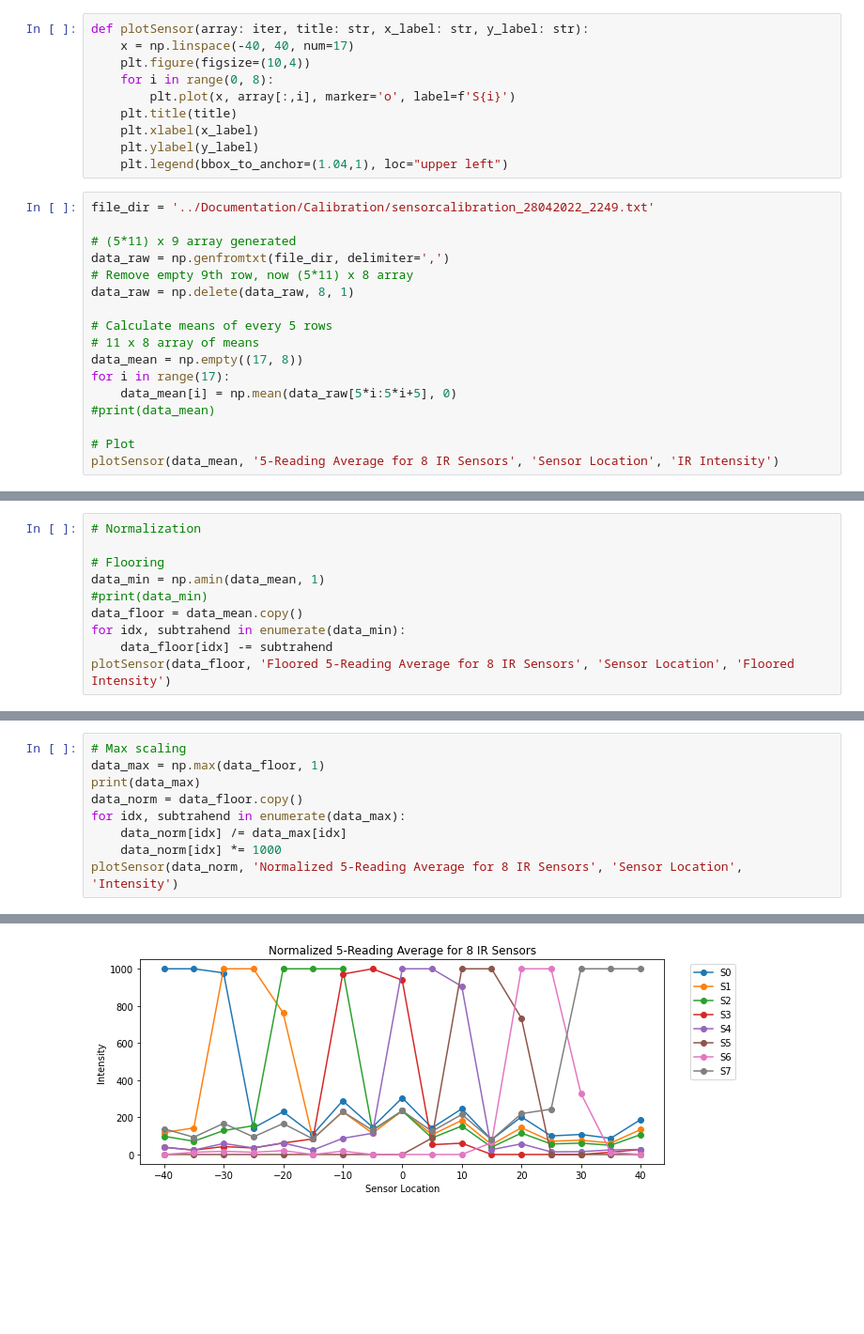
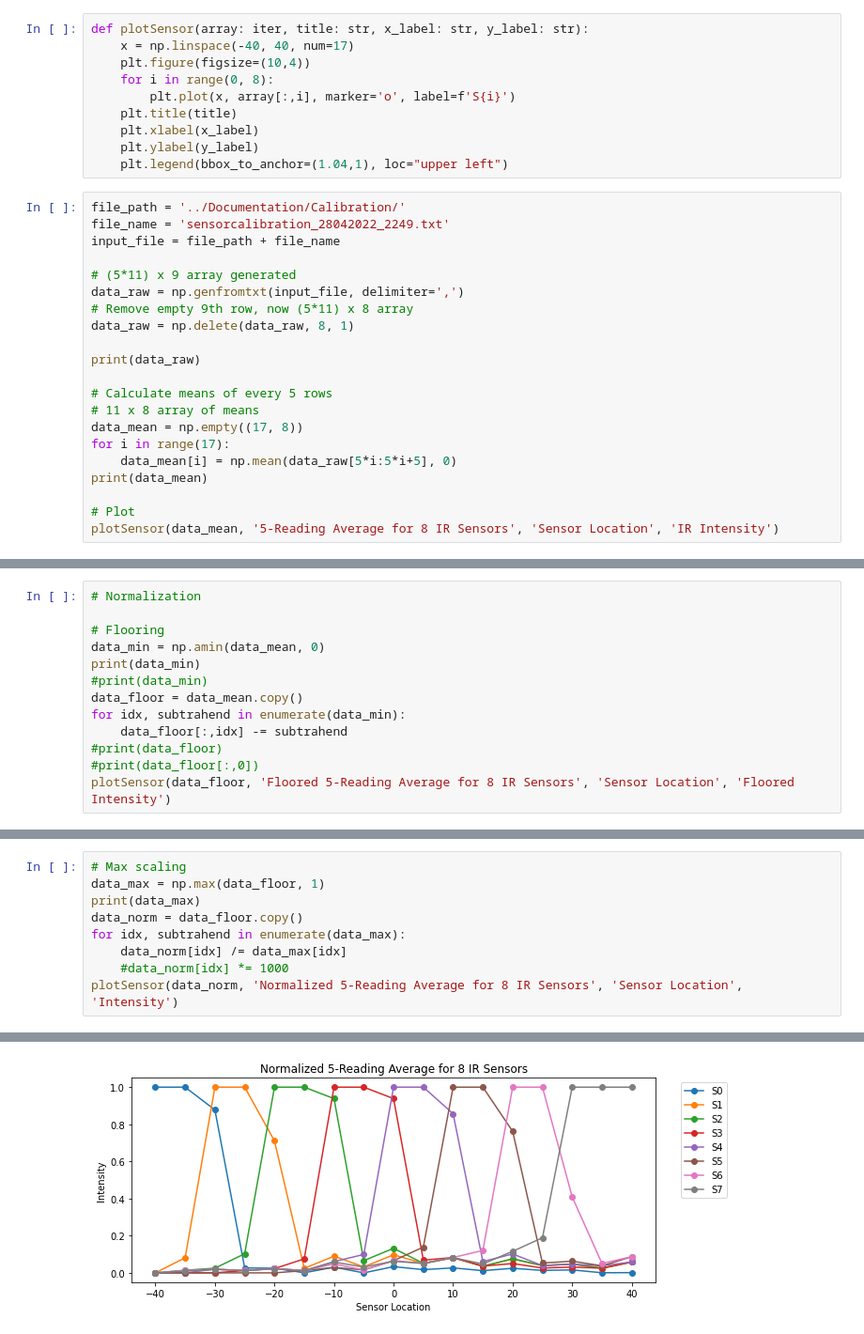
Before and after one commit to anderson-truong/ECE3-Project, a Jupyter notebook: Python/SensorFusionDevelopment.ipynb, the cells around one changed output, grey strips where cells are left out. Shown: that part at 94% size. Cells and saved outputs as stored; diff of their text form; blank space fills up the shorter version.

Commit message:
Sensor Fusion

```diff
--- a/Python/SensorFusionDevelopment.ipynb
+++ b/Python/SensorFusionDevelopment.ipynb
@@ -12,19 +12,23 @@ def plotSensor(array: iter, title: str, x_label: str, y_label: str):
     plt.ylabel(y_label)
     plt.legend(bbox_to_anchor=(1.04,1), loc="upper left")
 # %%
-file_dir = '../Documentation/Calibration/sensorcalibration_28042022_2249.txt'
+file_path = '../Documentation/Calibration/'
+file_name = 'sensorcalibration_28042022_2249.txt'
+input_file = file_path + file_name
 
 # (5*11) x 9 array generated
-data_raw = np.genfromtxt(file_dir, delimiter=',')
+data_raw = np.genfromtxt(input_file, delimiter=',')
 # Remove empty 9th row, now (5*11) x 8 array
 data_raw = np.delete(data_raw, 8, 1)
+
+print(data_raw)
 
 # Calculate means of every 5 rows
 # 11 x 8 array of means
 data_mean = np.empty((17, 8))
 for i in range(17):
     data_mean[i] = np.mean(data_raw[5*i:5*i+5], 0)
-#print(data_mean)
+print(data_mean)
 
 # Plot
 plotSensor(data_mean, '5-Reading Average for 8 IR Sensors', 'Sensor Location', 'IR Intensity')
@@ -34,10 +55,13 @@ plotSensor(data_mean, '5-Reading Average for 8 IR Sensors', 'Sensor Location', '
 # Normalization
 
 # Flooring
-data_min = np.amin(data_mean, 1)
+data_min = np.amin(data_mean, 0)
+print(data_min)
 #print(data_min)
 data_floor = data_mean.copy()
 for idx, subtrahend in enumerate(data_min):
-    data_floor[idx] -= subtrahend
+    data_floor[:,idx] -= subtrahend
+#print(data_floor)
+#print(data_floor[:,0])
 plotSensor(data_floor, 'Floored 5-Reading Average for 8 IR Sensors', 'Sensor Location', 'Floored Intensity')
 # %% [output]
@@ -49,6 +74,6 @@ print(data_max)
 data_norm = data_floor.copy()
 for idx, subtrahend in enumerate(data_max):
     data_norm[idx] /= data_max[idx]
-    data_norm[idx] *= 1000
+    #data_norm[idx] *= 1000
 plotSensor(data_norm, 'Normalized 5-Reading Average for 8 IR Sensors', 'Sensor Location', 'Intensity')
 # %% [output]
@@ -57,4 +82,4 @@ plotSensor(data_norm, 'Normalized 5-Reading Average for 8 IR Sensors', 'Sensor L
-[figure, old version]
+[figure, new version]
 # %%
 # Applying Weights
 
```
Also changed, not shown: parts of 4 cells of this notebook, 2 other files.
